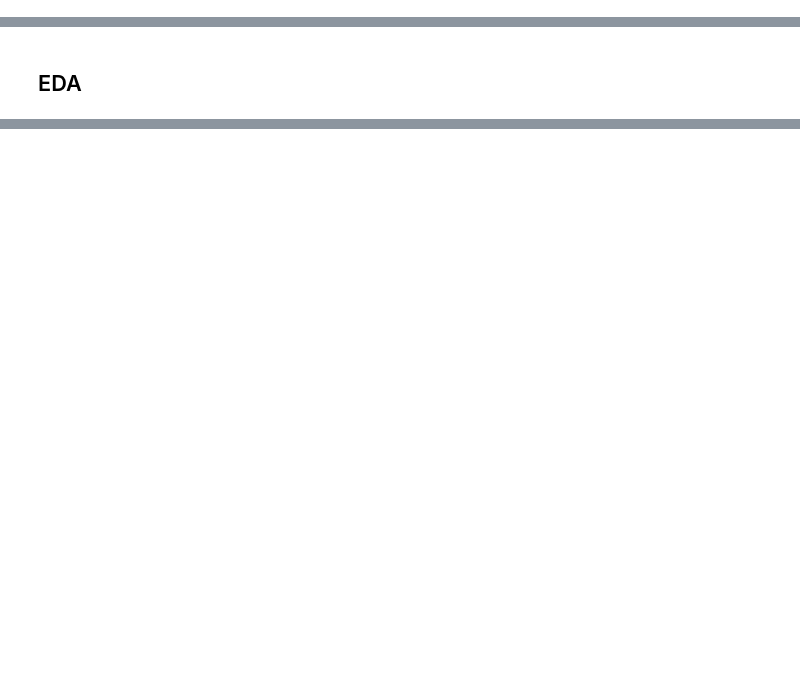
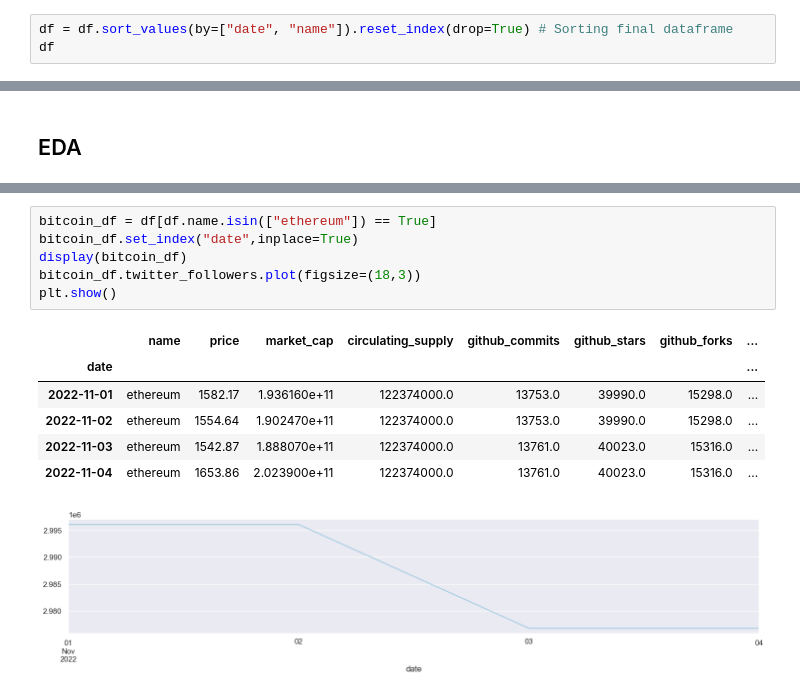
Before and after one commit to mr-emreerturk/crypto_scraping_project, a Jupyter notebook: DataWrangling_EDA.ipynb, the cells around one changed output, grey strips where cells are left out. Cells and saved outputs as stored; diff of their text form; blank space fills up the shorter version.

Commit message:
Finalized Data Cleaning

```diff
--- a/DataWrangling_EDA.ipynb
+++ b/DataWrangling_EDA.ipynb
@@ -167,0 +156,3 @@ df
+# %%
+df = df.sort_values(by=["date", "name"]).reset_index(drop=True) # Sorting final dataframe
+df
@@ -169,0 +206,14 @@ df
+# %%
+bitcoin_df = df[df.name.isin(["ethereum"]) == True]
+bitcoin_df.set_index("date",inplace=True)
+display(bitcoin_df)
+bitcoin_df.twitter_followers.plot(figsize=(18,3))
+plt.show()
+# %% [output]
+|  | name | price | market_cap | circulating_supply | github_commits | github_stars | github_forks | ... |
+| date |  |  |  |  |  |  |  | ... |
+| 2022-11-01 | ethereum | 1582.17 | 1.936160e+11 | 122374000.0 | 13753.0 | 39990.0 | 15298.0 | ... |
+| 2022-11-02 | ethereum | 1554.64 | 1.902470e+11 | 122374000.0 | 13753.0 | 39990.0 | 15298.0 | ... |
+| 2022-11-03 | ethereum | 1542.87 | 1.888070e+11 | 122374000.0 | 13761.0 | 40023.0 | 15316.0 | ... |
+| 2022-11-04 | ethereum | 1653.86 | 2.023900e+11 | 122374000.0 | 13761.0 | 40023.0 | 15316.0 | ... |
+[figure, added]
```
Also changed, not shown: parts of 6 cells of this notebook.
